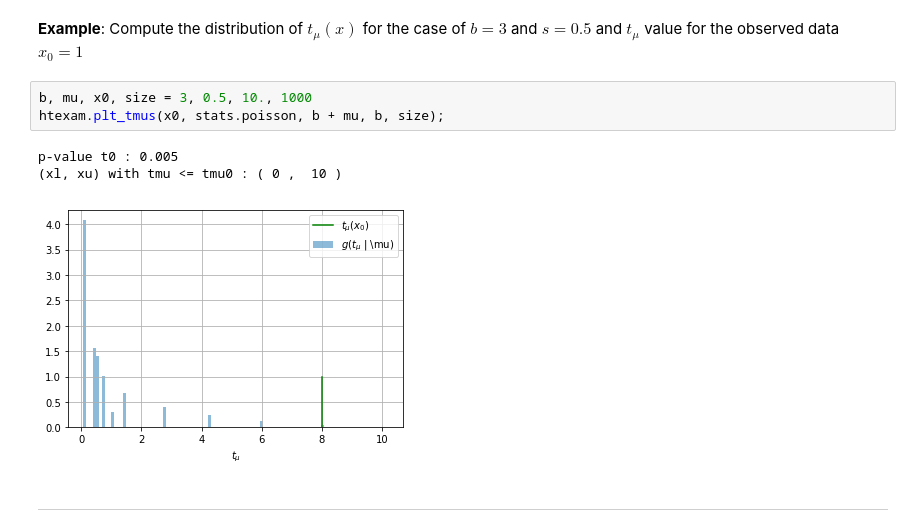
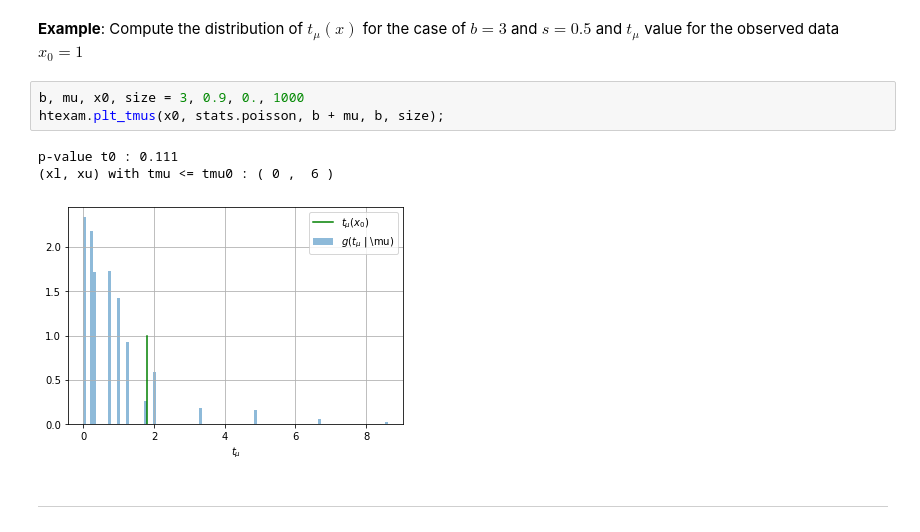
Before and after one commit to jahernando/USC-TA, a Jupyter notebook: ta_confidence_intervals.ipynb, the cells around one changed output. Drawn from its saved outputs; the diff is of its cells as text.

```diff
--- a/ta_confidence_intervals.ipynb
+++ b/ta_confidence_intervals.ipynb
@@ -400,12 +400,12 @@ In this case $\mu$ is a vector. We scan a region of the vector space. For each p
 # %% [markdown]
 **Example**: Compute the distribution of $t_\mu(x)$ for the case of $b=3$ and $s=0.5$ and $t_\mu$ value for the observed data $x_0 = 1$
 # %%
-b, mu, x0, size = 3, 0.5, 10., 1000
+b, mu, x0, size = 3, 0.9, 0., 1000
 htexam.plt_tmus(x0, stats.poisson, b + mu, b, size);
 # %% [output]
-p-value t0 : 0.005
-(xl, xu) with tmu <= tmu0 : ( 0 ,  10 )
+p-value t0 : 0.111
+(xl, xu) with tmu <= tmu0 : ( 0 ,  6 )
-[figure, old version]
+[figure, new version]
 # %% [markdown]
 ---
 # %% [markdown]
```
Also changed, not shown: parts of 12 cells of this notebook, 7 other files.
